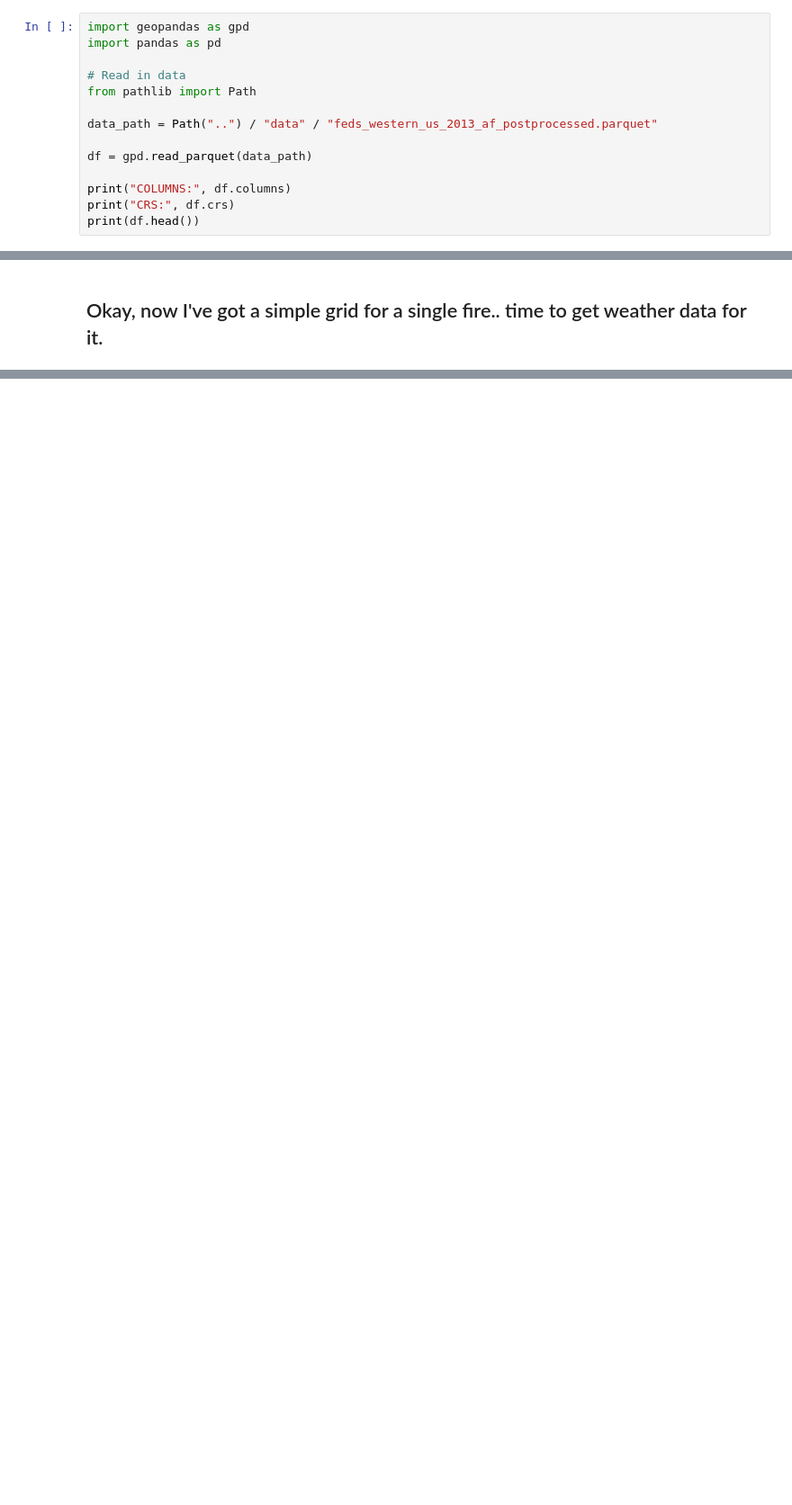
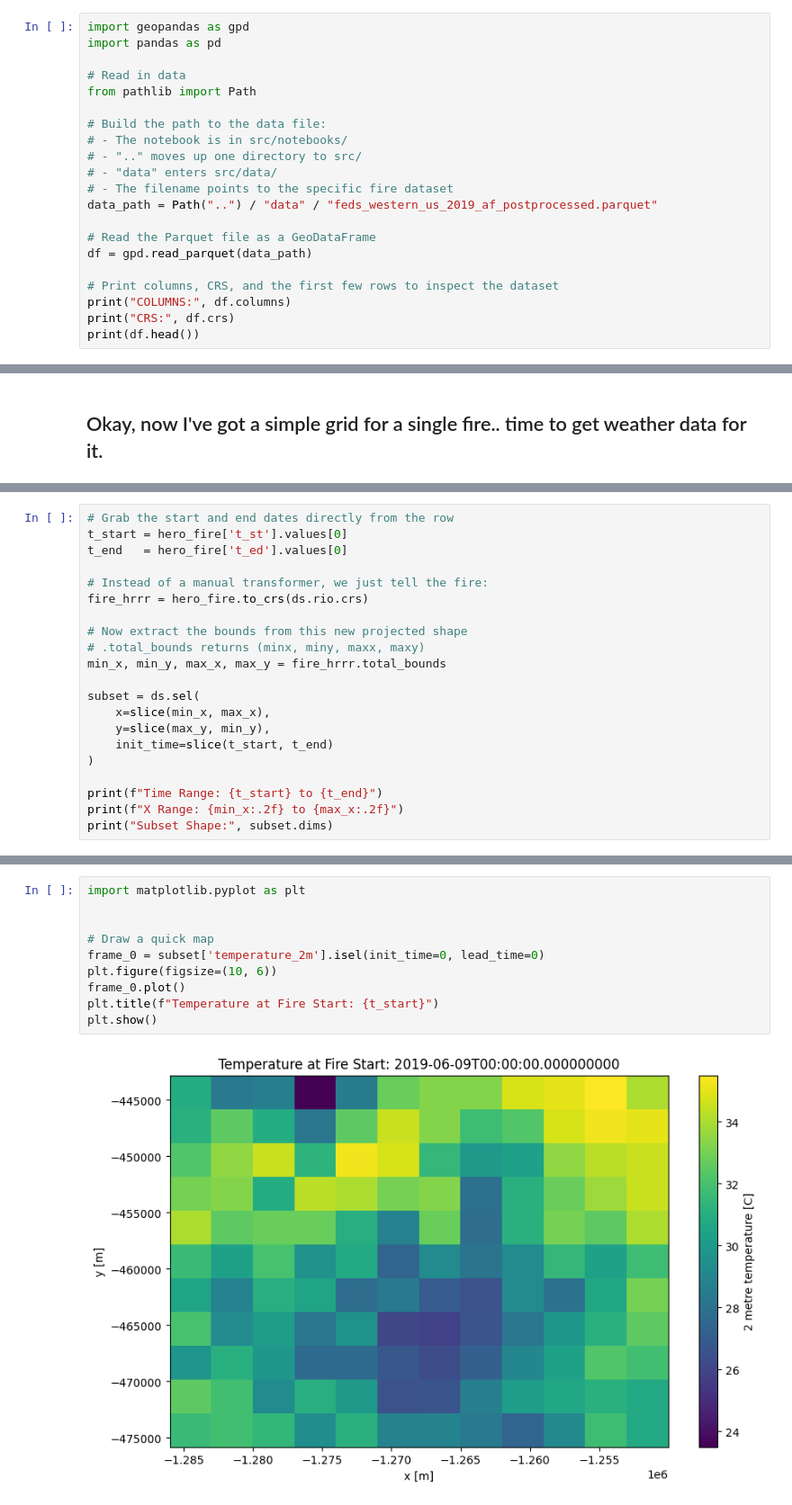
Before and after one commit to dgorin1/wildfire_ml_project, a Jupyter notebook: notebooks/data_exploration.ipynb, the cells around one changed output, grey strips where cells are left out. Shown at 90% size. Cells and saved outputs as stored; diff of their text form; blank space fills up the shorter version.

```diff
--- a/notebooks/data_exploration.ipynb
+++ b/notebooks/data_exploration.ipynb
@@ -5,10 +5,17 @@ import pandas as pd
 # Read in data
 from pathlib import Path
 
-data_path = Path("..") / "data" / "feds_western_us_2013_af_postprocessed.parquet"
+# Build the path to the data file:
+# - The notebook is in src/notebooks/
+# - ".." moves up one directory to src/
+# - "data" enters src/data/
+# - The filename points to the specific fire dataset
+data_path = Path("..") / "data" / "feds_western_us_2019_af_postprocessed.parquet"
 
+# Read the Parquet file as a GeoDataFrame
 df = gpd.read_parquet(data_path)
 
+# Print columns, CRS, and the first few rows to inspect the dataset
 print("COLUMNS:", df.columns)
 print("CRS:", df.crs)
 print(df.head())
@@ -62,0 +138,21 @@ print(f"Need Weather from: {start_time} to {end_time}")
+# %%
+# Grab the start and end dates directly from the row
+t_start = hero_fire['t_st'].values[0]
+t_end   = hero_fire['t_ed'].values[0]
+
+# Instead of a manual transformer, we just tell the fire:
+fire_hrrr = hero_fire.to_crs(ds.rio.crs)
+
+# Now extract the bounds from this new projected shape
+# .total_bounds returns (minx, miny, maxx, maxy)
+min_x, min_y, max_x, max_y = fire_hrrr.total_bounds
+
+subset = ds.sel(
+    x=slice(min_x, max_x),
+    y=slice(max_y, min_y),
+    init_time=slice(t_start, t_end)
+)
+
+print(f"Time Range: {t_start} to {t_end}")
+print(f"X Range: {min_x:.2f} to {max_x:.2f}")
+print("Subset Shape:", subset.dims)
@@ -62,0 +163,12 @@ print(f"Need Weather from: {start_time} to {end_time}")
+# %%
+import matplotlib.pyplot as plt
+
+
+# Draw a quick map
+frame_0 = subset['temperature_2m'].isel(init_time=0, lead_time=0)
+plt.figure(figsize=(10, 6))
+frame_0.plot()
+plt.title(f"Temperature at Fire Start: {t_start}")
+plt.show()
+# %% [output]
+[figure, added]
```
Also changed, not shown: parts of 10 cells of this notebook.
